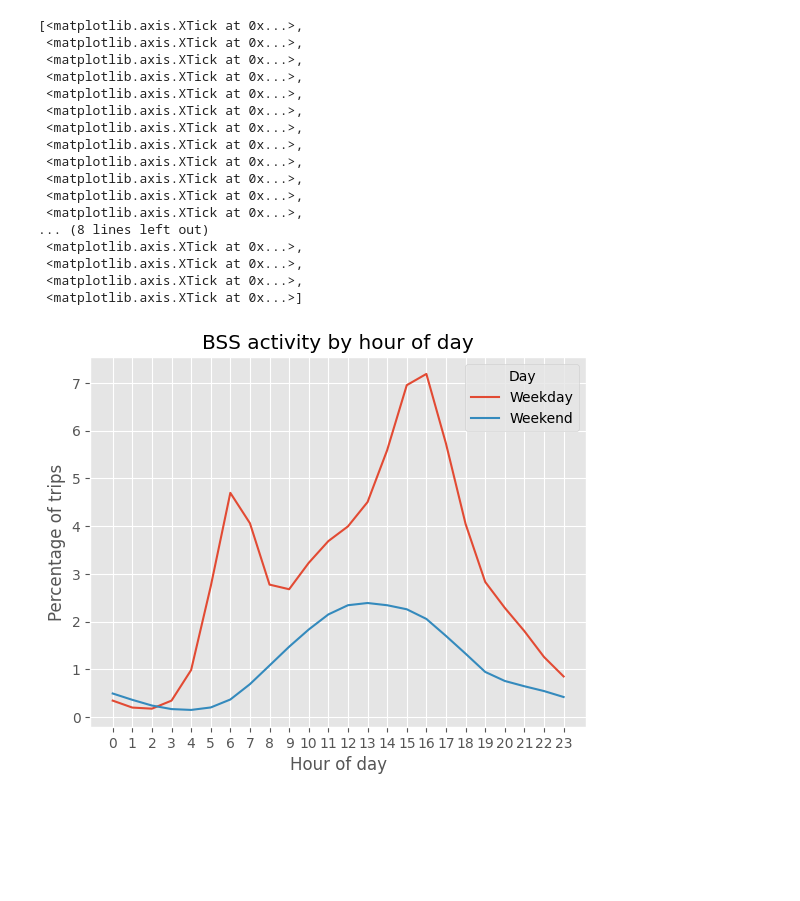
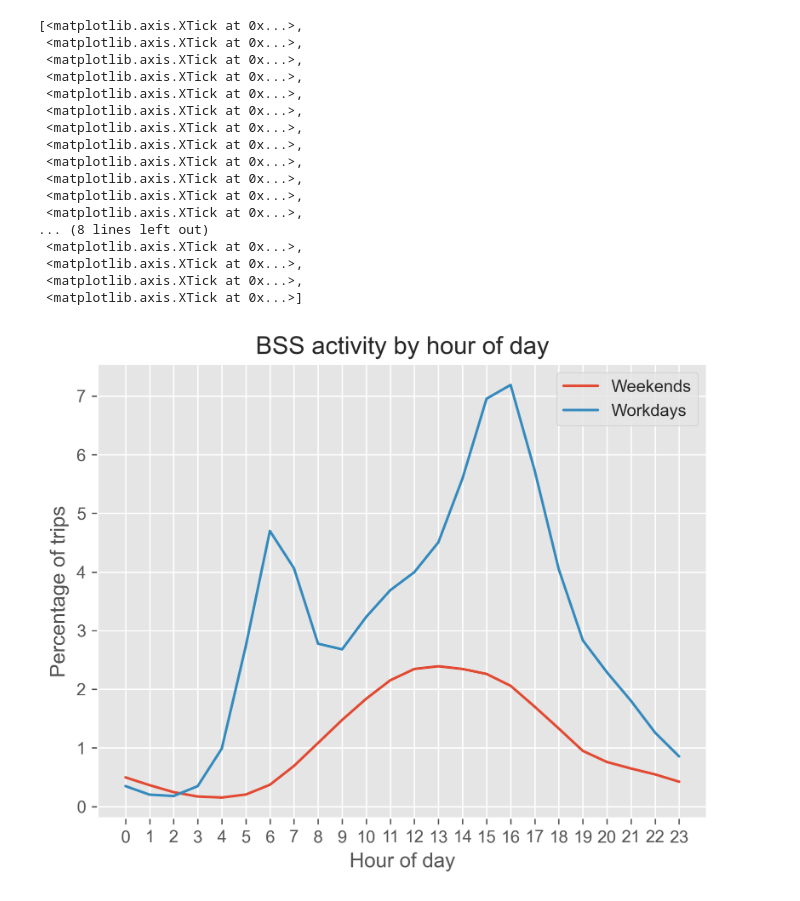
Before and after one commit to sebastianruehmann/available-citybikes, a Jupyter notebook: data_exploration.ipynb, the cells around one changed output. Drawn from its saved outputs; the diff is of its cells as text; code cells hidden in the pictures; blank space fills up the shorter version.

```diff
--- a/data_exploration.ipynb
+++ b/data_exploration.ipynb
@@ -7,6 +7,7 @@ import numpy as np
 
 matplotlib.style.use('ggplot')
 pd.set_option('display.width', 200)
+plt.rcParams["figure.dpi"] = 300
 # %%
 # Open StadtRad trips and preprocess
 # - Format dates to datetime
@@ -118,17 +119,18 @@ station_demand_weather_copy = station_demand_weather_copy.groupby(pd.Grouper(fre
         'rain_1h': 'mean',
         'snow_1h': 'mean',
     }
-).reset_index().rename(columns={'activity': 'BSS Activity', 'temp': 'Temperature', 'pressure': 'Pressure', 'wind_speed': 'Wind Speed', 'humidity': 'Humidity', 'rain_1h': 'Rain', 'snow_1h': 'Snow'})
+).reset_index().rename(columns={'activity': 'BSS activity', 'temp': 'Temperature', 'pressure': 'Air pressure', 'wind_speed': 'Wind speed', 'humidity': 'Humidity', 'rain_1h': 'Rainfall', 'snow_1h': 'Snowfall'})
 
 corr_matrix = station_demand_weather_copy.corr()
 mask = np.tril(np.ones_like(corr_matrix, dtype=bool))
 cmap = sns.diverging_palette(240, 12, 84, 55, 1, 10)
 # Draw the heatmap with the mask and correct aspect ratio
+sns.set_style("ticks")
 ax = sns.heatmap(corr_matrix, mask=mask, cmap=cmap, center=0,
             square=True, linewidths=0, annot=True, annot_kws={ 'color':'white', 'verticalalignment': 'center',})
 ax.set_title('Correlation between BSS activity and meteorological factors')
 ax.set_xlim(1, 7)
 ax.set_ylim(6, 0)
-
 plt.show()
+matplotlib.style.use('ggplot')
 # %% [output]
@@ -263,36 +265,38 @@ fig = results.plot()
 # %%
 # Analyze BSS activity by hour of day
 
 trips = stadtrad_trips.copy()
 
 # group by hour of day also weekday and weekend
-trips['Day'] = np.where(trips['start_date'].dt.dayofweek < 5, 'Weekday', 'Weekend')
+trips['Day'] = np.where(trips['start_date'].dt.dayofweek < 5, 'Workdays', 'Weekends')
 start_hour = trips.groupby([trips.Day, trips.start_date.dt.hour]).size().reset_index()
 
 # percentage of trips
 start_hour[0] = start_hour[0] / start_hour[0].sum() * 100
 start_hour = start_hour.pivot(index='start_date', columns='Day', values=0)
 
-start_hour.plot(xlabel='Hour of day', ylabel='Percentage of trips', title='BSS activity by hour of day').set_xticks(start_hour.index)
+ax = start_hour.plot(xlabel='Hour of day', ylabel='Percentage of trips', title='BSS activity by hour of day')
+ax.get_legend().set_title("")
+ax.set_xticks(start_hour.index)
 # %% [output]
 [<matplotlib.axis.XTick at 0x...>,
  <matplotlib.axis.XTick at 0x...>,
  <matplotlib.axis.XTick at 0x...>,
  <matplotlib.axis.XTick at 0x...>,
  <matplotlib.axis.XTick at 0x...>,
  <matplotlib.axis.XTick at 0x...>,
  <matplotlib.axis.XTick at 0x...>,
  <matplotlib.axis.XTick at 0x...>,
  <matplotlib.axis.XTick at 0x...>,
  <matplotlib.axis.XTick at 0x...>,
  <matplotlib.axis.XTick at 0x...>,
  <matplotlib.axis.XTick at 0x...>,
 ... (8 lines left out)
  <matplotlib.axis.XTick at 0x...>,
  <matplotlib.axis.XTick at 0x...>,
  <matplotlib.axis.XTick at 0x...>,
  <matplotlib.axis.XTick at 0x...>]
-[figure, old version]
+[figure, new version]
 # %%
 with open('dataset/primaryData/stations.csv') as stations_file:
     stations = pd.read_csv(stations_file, delimiter=',')
```
Also changed, not shown: parts of 6 cells of this notebook.
